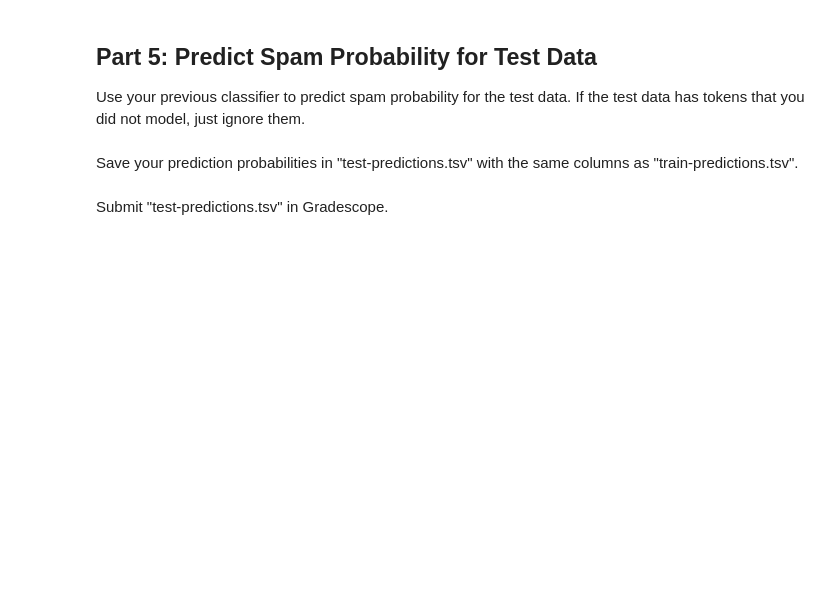
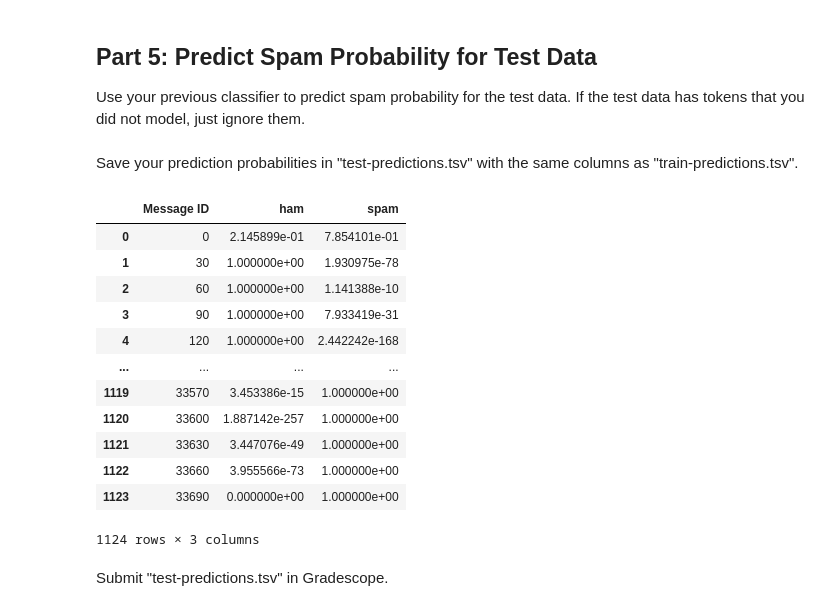
Before and after one commit to veniola/dx704-project-09, a Jupyter notebook: dx704-project-09.ipynb, the cells around one changed output. Drawn from its saved outputs; the diff is of its cells as text; code cells hidden in the pictures; blank space fills up the shorter version.

Commit message:
completed parts 5, 6, 7, updated 'acknowledgements.txt' file

```diff
--- a/dx704-project-09.ipynb
+++ b/dx704-project-09.ipynb
@@ -314,2 +303,12 @@ If the test data has tokens that you did not model, just ignore them.
+# %%
+# ================================================
+# Part 5: Predict Spam Probability for Test Data
+# ================================================
+
+# Use previous classifier to predict spam probabilities for test data
+# If test data has tokens that were not seen during training, then ignore
+
+test_features = load_features("test-features.tsv")
+test_predictions = predict_all(test_features)
 # %% [markdown]
 Save your prediction probabilities in "test-predictions.tsv" with the same columns as "train-predictions.tsv".
@@ -320,3 +315,27 @@ Save your prediction probabilities in "test-predictions.tsv" with the same colum
+# %%
+# ==========================================================================
+# Save prediction probabilities to TSV file named 'test-predictions.tsv'
+# ==========================================================================
+
+test_predictions_df = test_predictions
+
+# Save file
+test_predictions_df.to_csv('test-predictions.tsv', sep='\t', index=False)
+test_predictions_df
+# %% [output]
+|  | Message ID | ham | spam |
+| 0 | 0 | 2.145899e-01 | 7.854101e-01 |
+| 1 | 30 | 1.000000e+00 | 1.930975e-78 |
+| 2 | 60 | 1.000000e+00 | 1.141388e-10 |
+| 3 | 90 | 1.000000e+00 | 7.933419e-31 |
+| 4 | 120 | 1.000000e+00 | 2.442242e-168 |
+| ... | ... | ... | ... |
+| 1119 | 33570 | 3.453386e-15 | 1.000000e+00 |
+| 1120 | 33600 | 1.887142e-257 | 1.000000e+00 |
+| 1121 | 33630 | 3.447076e-49 | 1.000000e+00 |
+| 1122 | 33660 | 3.955566e-73 | 1.000000e+00 |
+| 1123 | 33690 | 0.000000e+00 | 1.000000e+00 |
+1124 rows × 3 columns
 # %% [markdown]
 Submit "test-predictions.tsv" in Gradescope.
 # %% [markdown]
```
Also changed, not shown: parts of 8 cells of this notebook, 3 other files.
